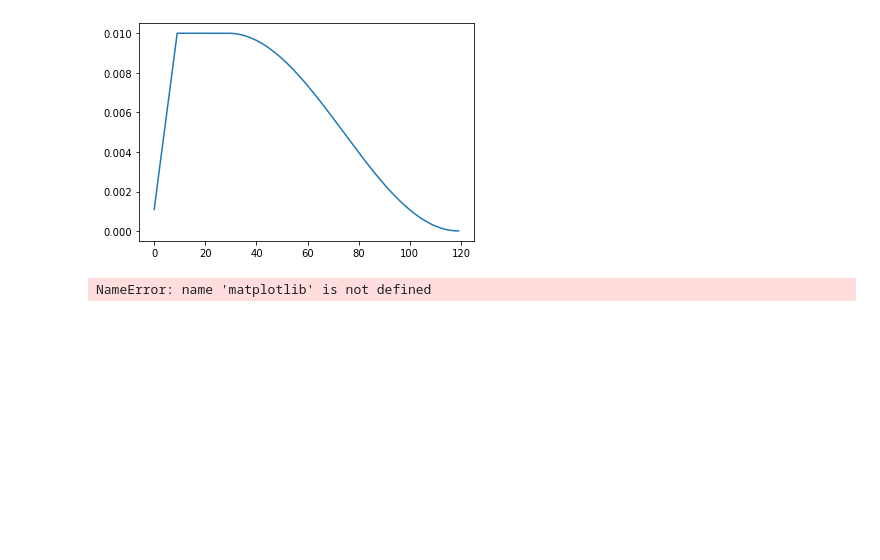
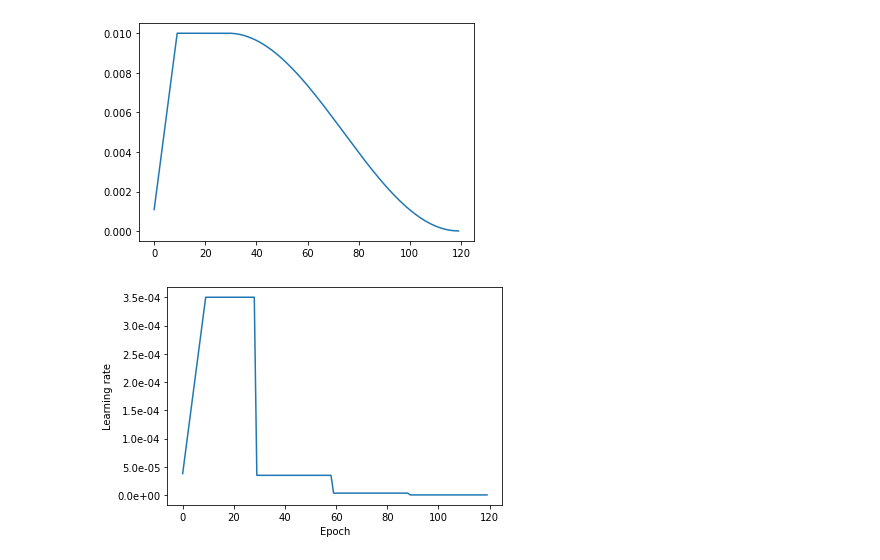
Before and after one commit to hiennguyen9874/person-attribute-recognition, a Jupyter notebook: schedulers/lr_scheduler.ipynb, the cells around one changed output. Saved outputs shown, nothing was run; the diff lists cells and outputs as text; code cells hidden in the pictures; blank space fills up the shorter version.

```diff
--- a/schedulers/lr_scheduler.ipynb
+++ b/schedulers/lr_scheduler.ipynb
@@ -42,43 +51,31 @@ plt.show()
 # %% [output]
 [figure]
 # %%
-# %matplotlib inline
-import matplotlib
-# matplotlib.use('Agg')
-matplotlib.use("pgf")
-matplotlib.rcParams.update({
-    "pgf.texsystem": "pdflatex",
-    'font.family': 'serif',
-    'text.usetex': True,
-    'pgf.rcfonts': False,
-})
-
 x = []
 y = []
 
 from schedulers.warmup import WarmupMultiStepLR
 optimizer = torch.optim.SGD(net.parameters(), lr=0.00035)
 cus_lr_scheduler = WarmupMultiStepLR(optimizer, milestones=[30, 60, 90], gamma=0.1, warmup_factor=0.01, warmup_iters=10)
 for i in range(120):
     cus_lr_scheduler.step()
     for j in range(3):
         x.append(i)
         y.append(optimizer.param_groups[-1]['lr'])
         optimizer.step()
-# print(y[2])
 
 fig = plt.figure()
 ax = fig.add_subplot(111)
 
 ax.plot(x, y)
 ax.yaxis.set_major_formatter(tick.FormatStrFormatter('%.1e'))
 ax.set_ylabel('Learning rate')
 ax.set_xlabel('Epoch')
-plt.savefig('lr_scheduler.pgf', dpi=600)
-# plt.show()
+plt.savefig('lr_scheduler.pdf', dpi=1200)
+plt.show()
 # plt.close(fig)
 # %% [output]
-NameError: name 'matplotlib' is not defined
+[figure, added]
 # %%
 x = []
 y = []
```
Also changed, not shown: parts of 2 cells of this notebook, 8 other files.
